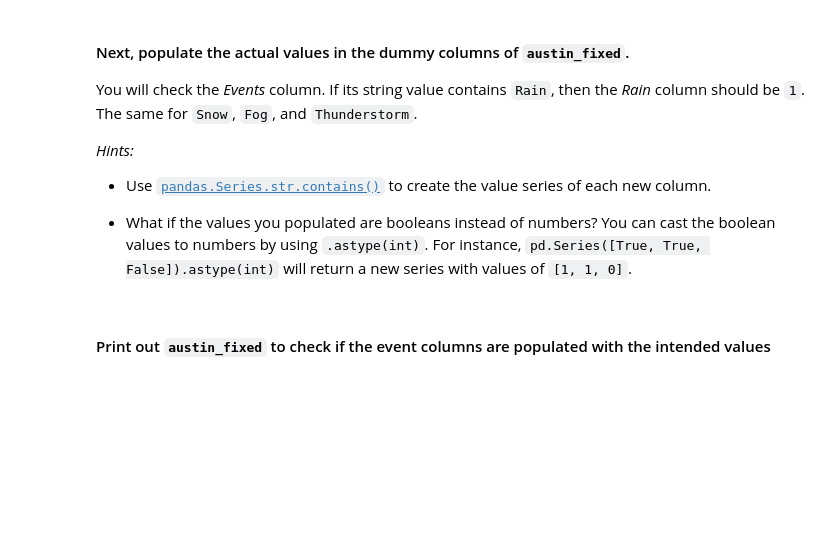
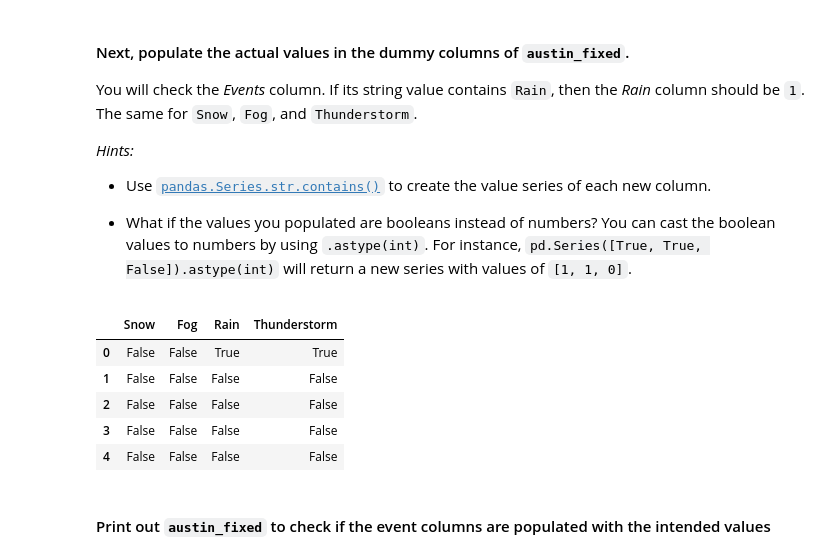
Before and after one commit to rihp/datamad0320, a Jupyter notebook: module-3/lab-intro-to-ml/your-code/main.ipynb, the cells around one changed output. Cells and saved outputs as stored; diff of their text form; code cells hidden in the pictures; blank space fills up the shorter version.

```diff
--- a/module-3/lab-intro-to-ml/your-code/main.ipynb
+++ b/module-3/lab-intro-to-ml/your-code/main.ipynb
@@ -231,5 +282,6 @@ If you would like to read more about linear interpolation, you can do so [here](
 In the following cell, use the `.interpolate()` function on the entire dataframe. This time pass the `inplace=False` argument to the function and assign the interpolated dataframe to a new variable called `austin_fixed` so that we can compare with `austin`.
 # %%
 # Your code here
+austin_fixed = austin.interpolate(inplace=False)
 # %% [markdown]
 #### Check to make sure `austin_fixed` contains no missing data. Also check `austin` - it still contains missing data.
@@ -259,8 +345,8 @@ Below we provide you a list of all event types. Loop the list and create a dummy
 event_list = ['Snow', 'Fog', 'Rain', 'Thunderstorm']
 
 # Your code here
-
+for event in event_list:
+    austin_fixed[event] = 0
 
 # Print your new dataframe to check whether new columns have been created:
-
-austin_fixed
+austin_fixed.head()
@@ -279,2 +371,14 @@ You will check the *Events* column. If its string value contains `Rain`, then th
+# %%
+# Your code here
+for event in event_list:
+    austin_fixed[event] = austin_fixed.Events.str.contains(event)
+austin_fixed[event_list].head()
+# %% [output]
+|  | Snow | Fog | Rain | Thunderstorm |
+| 0 | False | False | True | True |
+| 1 | False | False | False | False |
+| 2 | False | False | False | False |
+| 3 | False | False | False | False |
+| 4 | False | False | False | False |
 # %% [markdown]
 #### Print out `austin_fixed` to check if the event columns are populated with the intended values
```
Also changed, not shown: parts of 47 cells of this notebook.
